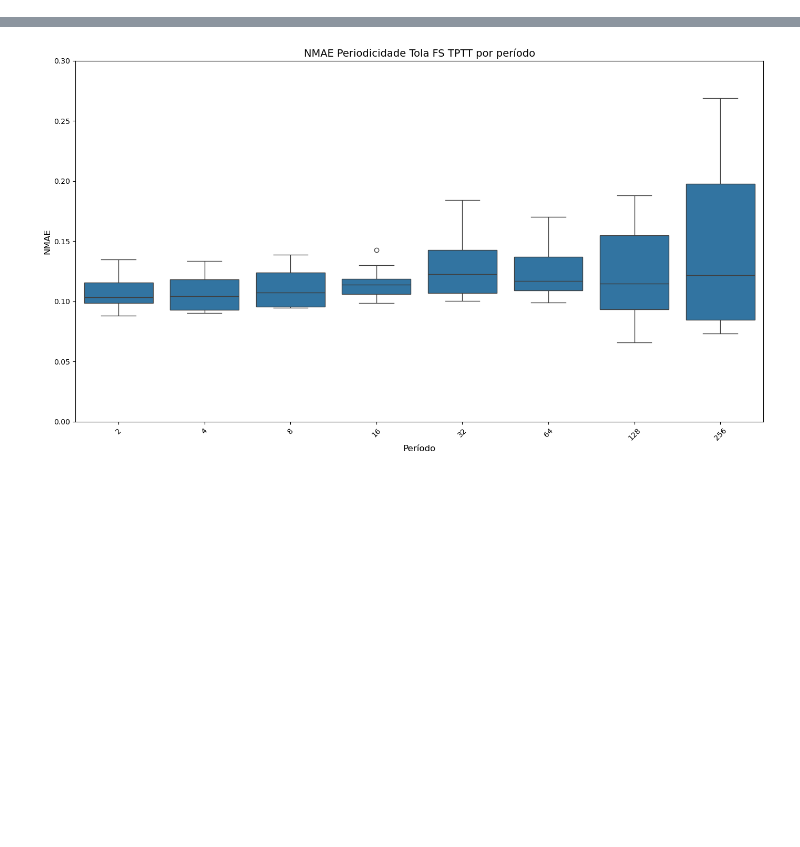
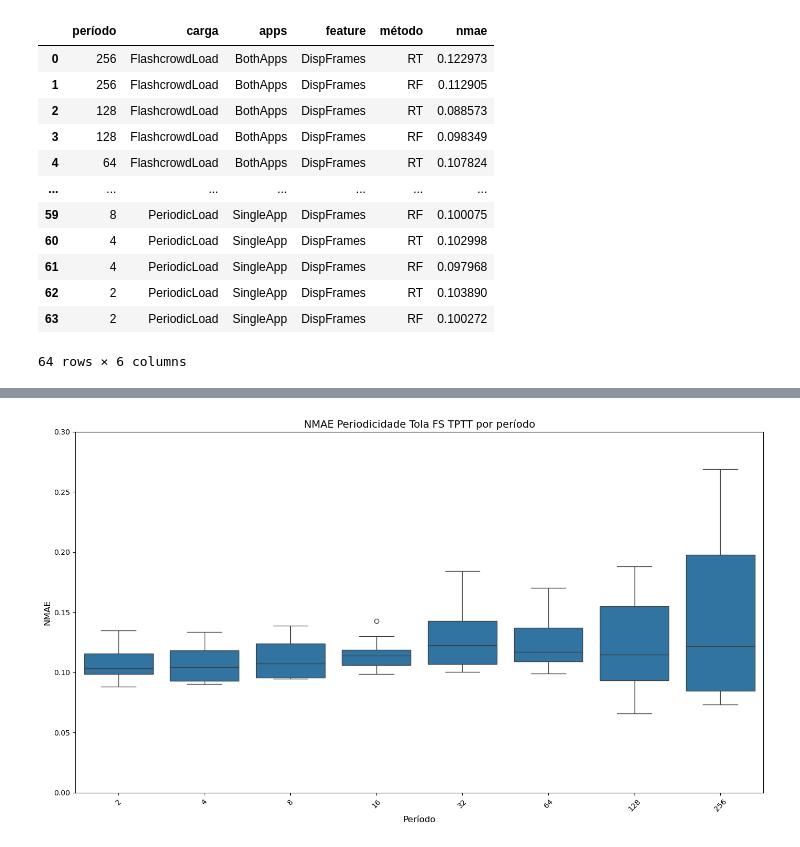
Before and after one commit to DaviVilarinho/ic-intervalo-qos, a Jupyter notebook: AnalisePeriodicidadeTolaFSTptt.ipynb, the cells around one changed output, grey strips where cells are left out. Cells and saved outputs as stored; diff of their text form; code cells hidden in the pictures; blank space fills up the shorter version.

```diff
--- a/AnalisePeriodicidadeTolaFSTptt.ipynb
+++ b/AnalisePeriodicidadeTolaFSTptt.ipynb
@@ -1,6 +1,21 @@
 # %%
 import pandas as pd
 import numpy as np
 
-subpath = "naive_periodic_experiment_tptt/2025-01-06T19:27:03"
-data = pd.read_csv(f'{subpath}/minimal_with_univariate.csv')
+subpath = "naive_periodic_experiment_tptt/2025-01-26T20:09:01"
+data = pd.read_csv(f'{subpath}/minimal_with_univariate.csv', index_col=False)
+data
+# %% [output]
+|  | período | carga | apps | feature | método | nmae |
+| 0 | 256 | FlashcrowdLoad | BothApps | DispFrames | RT | 0.122973 |
+| 1 | 256 | FlashcrowdLoad | BothApps | DispFrames | RF | 0.112905 |
+| 2 | 128 | FlashcrowdLoad | BothApps | DispFrames | RT | 0.088573 |
+| 3 | 128 | FlashcrowdLoad | BothApps | DispFrames | RF | 0.098349 |
+| 4 | 64 | FlashcrowdLoad | BothApps | DispFrames | RT | 0.107824 |
+| ... | ... | ... | ... | ... | ... | ... |
+| 59 | 8 | PeriodicLoad | SingleApp | DispFrames | RF | 0.100075 |
+| 60 | 4 | PeriodicLoad | SingleApp | DispFrames | RT | 0.102998 |
+| 61 | 4 | PeriodicLoad | SingleApp | DispFrames | RF | 0.097968 |
+| 62 | 2 | PeriodicLoad | SingleApp | DispFrames | RT | 0.103890 |
+| 63 | 2 | PeriodicLoad | SingleApp | DispFrames | RF | 0.100272 |
+64 rows × 6 columns
```
Also changed, not shown: parts of 2 cells of this notebook, 2 other files.
